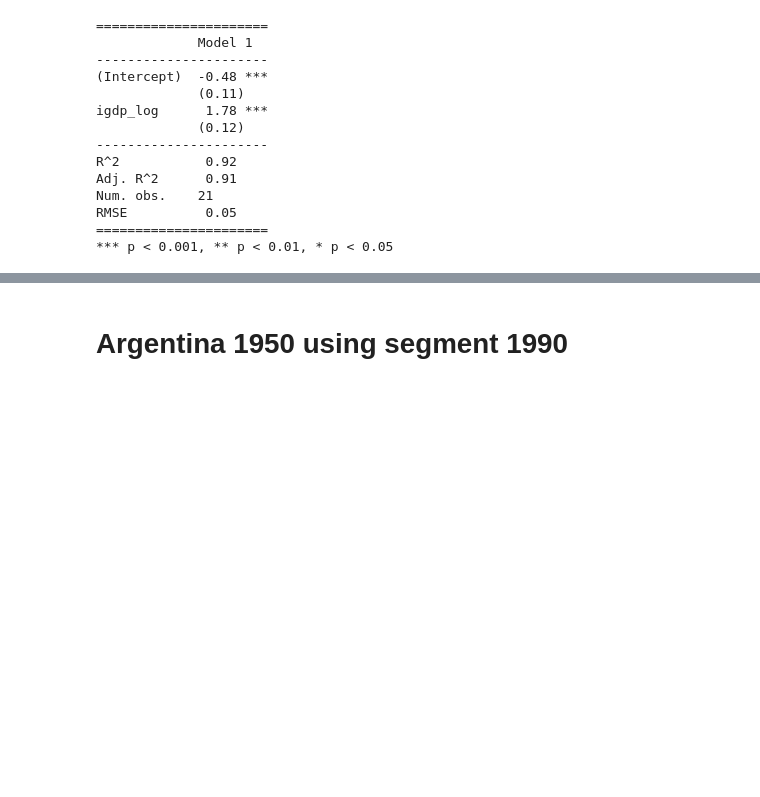
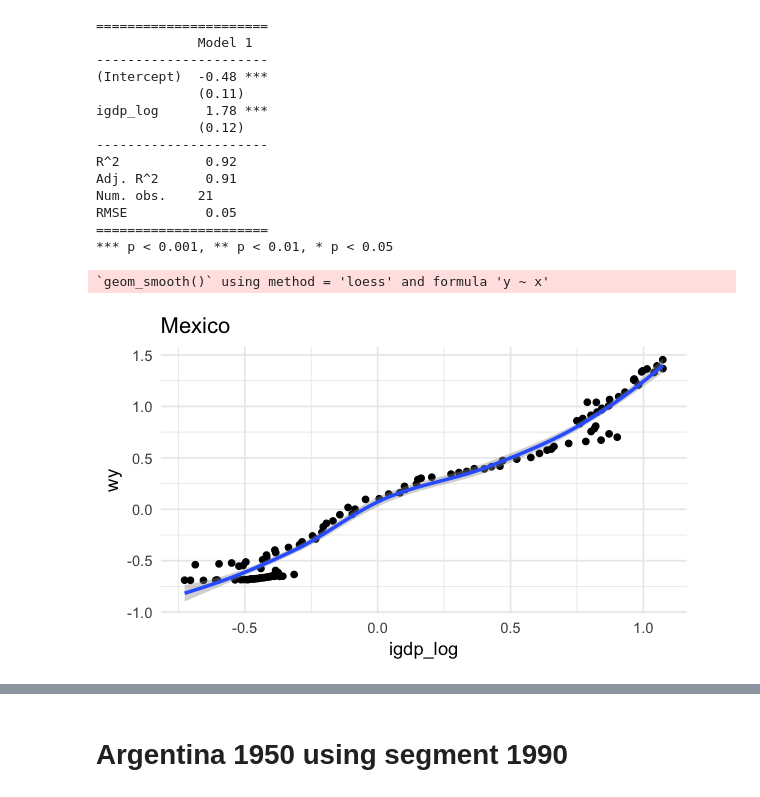
Before and after one commit to sdaza/lambda, a Jupyter notebook: notebooks/stacking_covariates.ipynb, the cells around one changed output, grey strips where cells are left out. Drawn from its saved outputs; the diff is of its cells as text; code cells hidden in the pictures; blank space fills up the shorter version.

```diff
--- a/notebooks/stacking_covariates.ipynb
+++ b/notebooks/stacking_covariates.ipynb
@@ -883,5 +714,11 @@ Num. obs.    21
 RMSE          0.05
 ======================
 *** p < 0.001, ** p < 0.01, * p < 0.05
+# %%
+ggplot(test[ctry=='Mexico'], aes(igdp_log, wy)) + geom_point() + geom_smooth() + theme_minimal() +
+    labs(title='Mexico')
+# %% [output]
+`geom_smooth()` using method = 'loess' and formula 'y ~ x'
+[figure, added]
 # %%
 ggplot(test[ctry=='Mexico'], aes(year, Ex)) + geom_point()  + theme_minimal() +
```
Also changed, not shown: parts of 42 cells of this notebook, 28 other files.
